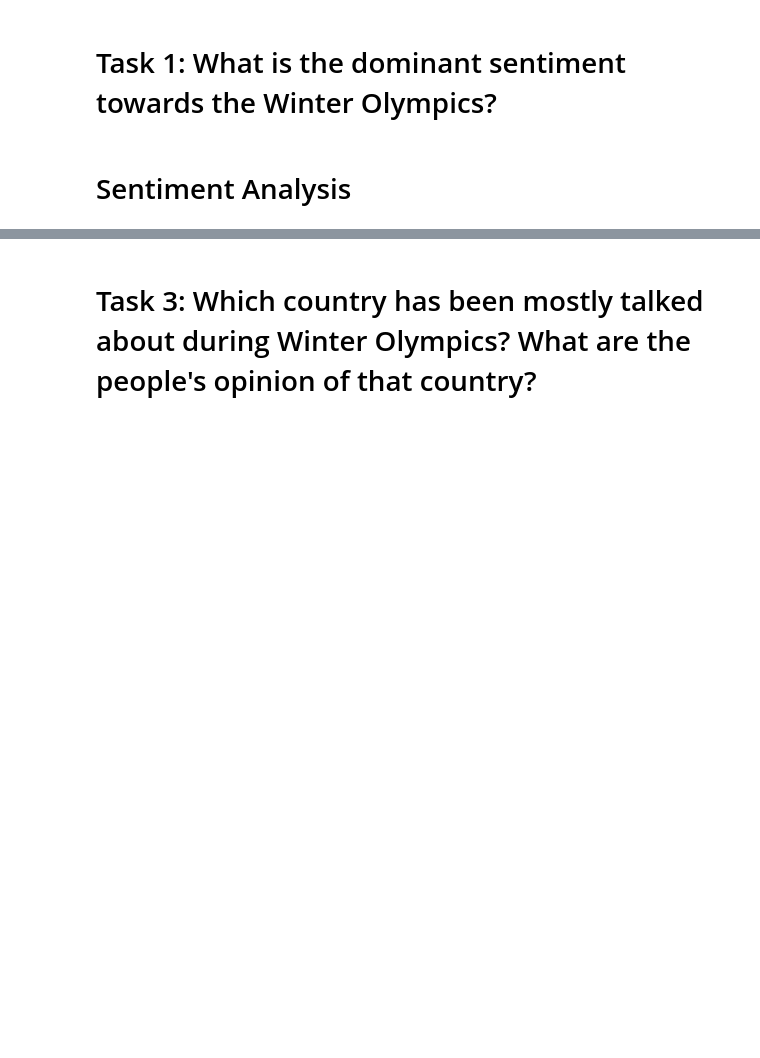
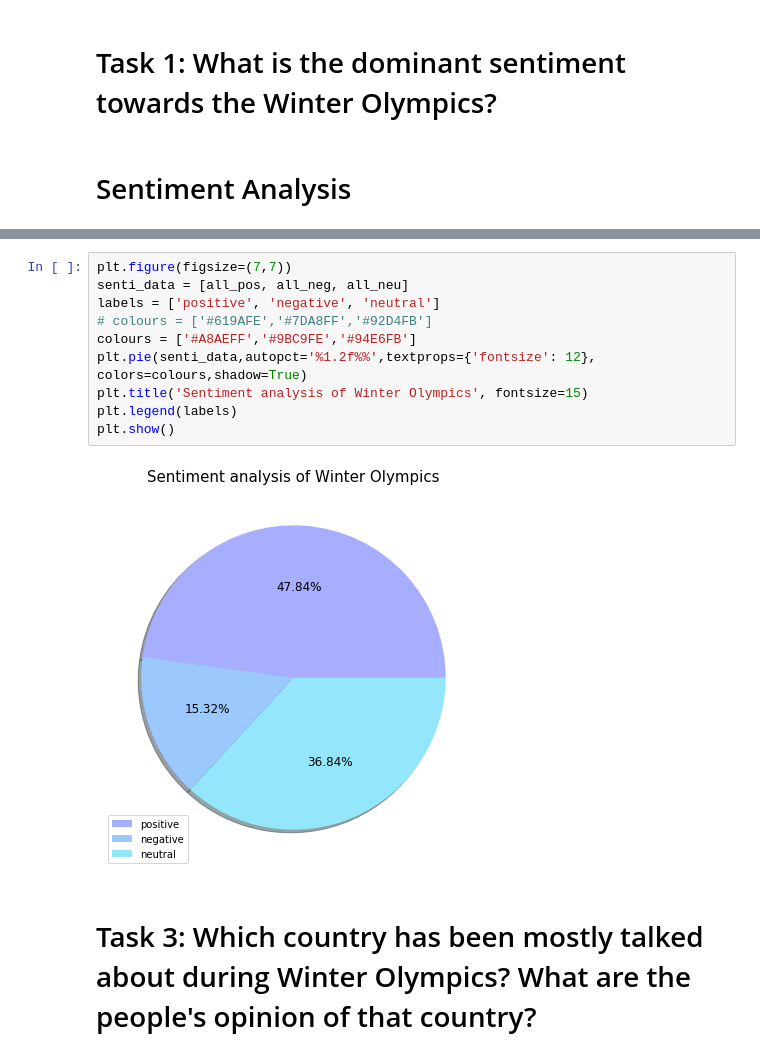
Before and after one commit to Zhayu517/SMA-Text-Mining, a Jupyter notebook: CW2.ipynb, the cells around one changed output, grey strips where cells are left out. Cells and saved outputs as stored; diff of their text form; blank space fills up the shorter version.

```diff
--- a/CW2.ipynb
+++ b/CW2.ipynb
@@ -359,3 +356,15 @@ plt.show()
+# %%
+plt.figure(figsize=(7,7))
+senti_data = [all_pos, all_neg, all_neu]
+labels = ['positive', 'negative', 'neutral']
+# colours = ['#619AFE','#7DA8FF','#92D4FB']
+colours = ['#A8AEFF','#9BC9FE','#94E6FB']
+plt.pie(senti_data,autopct='%1.2f%%',textprops={'fontsize': 12}, colors=colours,shadow=True)
+plt.title('Sentiment analysis of Winter Olympics', fontsize=15)
+plt.legend(labels)
+plt.show()
+# %% [output]
+[figure, added]
 # %% [markdown]
 # Task 3: Which country has been mostly talked about during Winter Olympics? What are the people's opinion of that country?
 # %% [markdown]
```
Also changed, not shown: parts of 26 cells of this notebook, 1 other file.
